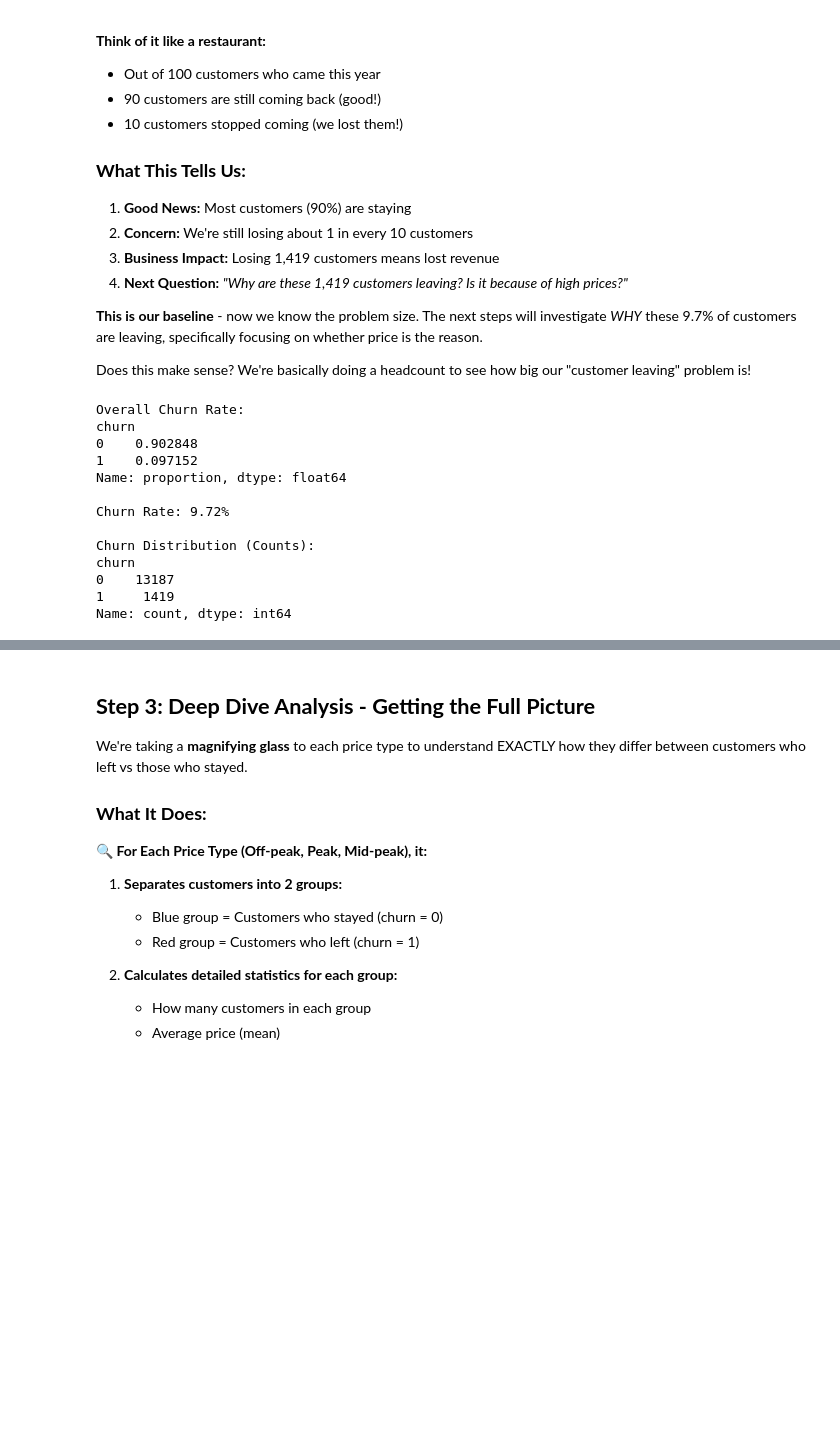
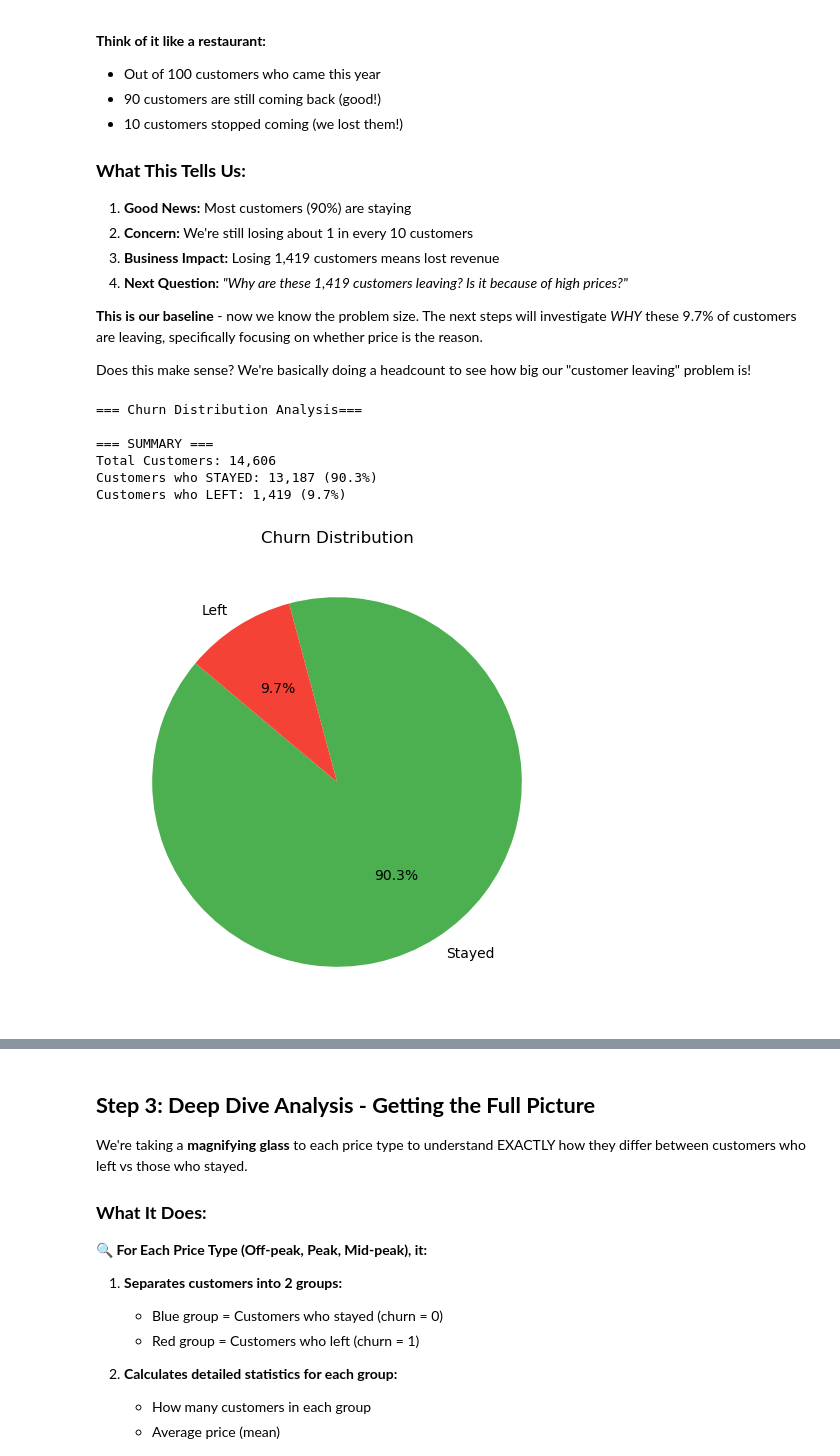
Before and after one commit to JannathaGitHubVision/Client_Project_BCGX, a Jupyter notebook: EDA Pratcise.ipynb, the cells around one changed output, grey strips where cells are left out. Drawn from its saved outputs; the diff is of its cells as text; code cells hidden in the pictures; blank space fills up the shorter version.

```diff
--- a/EDA Pratcise.ipynb
+++ b/EDA Pratcise.ipynb
@@ -273,28 +273,33 @@ The code is looking at our `churn` column which has:
 
 Does this make sense? We're basically doing a headcount to see how big our "customer leaving" problem is!
 # %%
-# 3. Perform initial exploratory analysis
+print('=== Churn Distribution Analysis===')
 
-# Overall churn rate
-churn_rate = merged_data_complete['churn'].value_counts(normalize=True)
-print("Overall Churn Rate:")
-print(churn_rate)
-print(f"\nChurn Rate: {churn_rate[1]:.2%}")
+churn_counts = merged_data_complete['churn'].value_counts()
 
-# Churn distribution (counts)
-print("\nChurn Distribution (Counts):")
-print(merged_data_complete['churn'].value_counts())
+churn_percentages = merged_data_complete['churn'].value_counts(normalize=True) * 100
+
+total_customers = len(merged_data_complete)
+customers_stayed = churn_counts[0]
+customers_left = churn_counts[1]
+stayed_percentage = churn_percentages[0]
+left_percentage = churn_percentages[1]
+
+print(f"\n=== SUMMARY ===")
+print(f"Total Customers: {total_customers:,}")
+print(f"Customers who STAYED: {customers_stayed:,} ({stayed_percentage:.1f}%)")
+print(f"Customers who LEFT: {customers_left:,} ({left_percentage:.1f}%)")
+
+plt.figure(figsize=(10, 6))
+plt.pie(churn_counts, labels=['Stayed', 'Left'], autopct='%1.1f%%', startangle=140, colors=['#4CAF50', '#F44336'])
+
+plt.title('Churn Distribution')
+plt.show()
 # %% [output]
-Overall Churn Rate:
-churn
-0    0.902848
-1    0.097152
-Name: proportion, dtype: float64
+=== Churn Distribution Analysis===
 
-Churn Rate: 9.72%
-
-Churn Distribution (Counts):
-churn
-0    13187
-1     1419
-Name: count, dtype: int64
+=== SUMMARY ===
+Total Customers: 14,606
+Customers who STAYED: 13,187 (90.3%)
+Customers who LEFT: 1,419 (9.7%)
+[figure, added]
```
Also changed, not shown: parts of 20 cells of this notebook.
